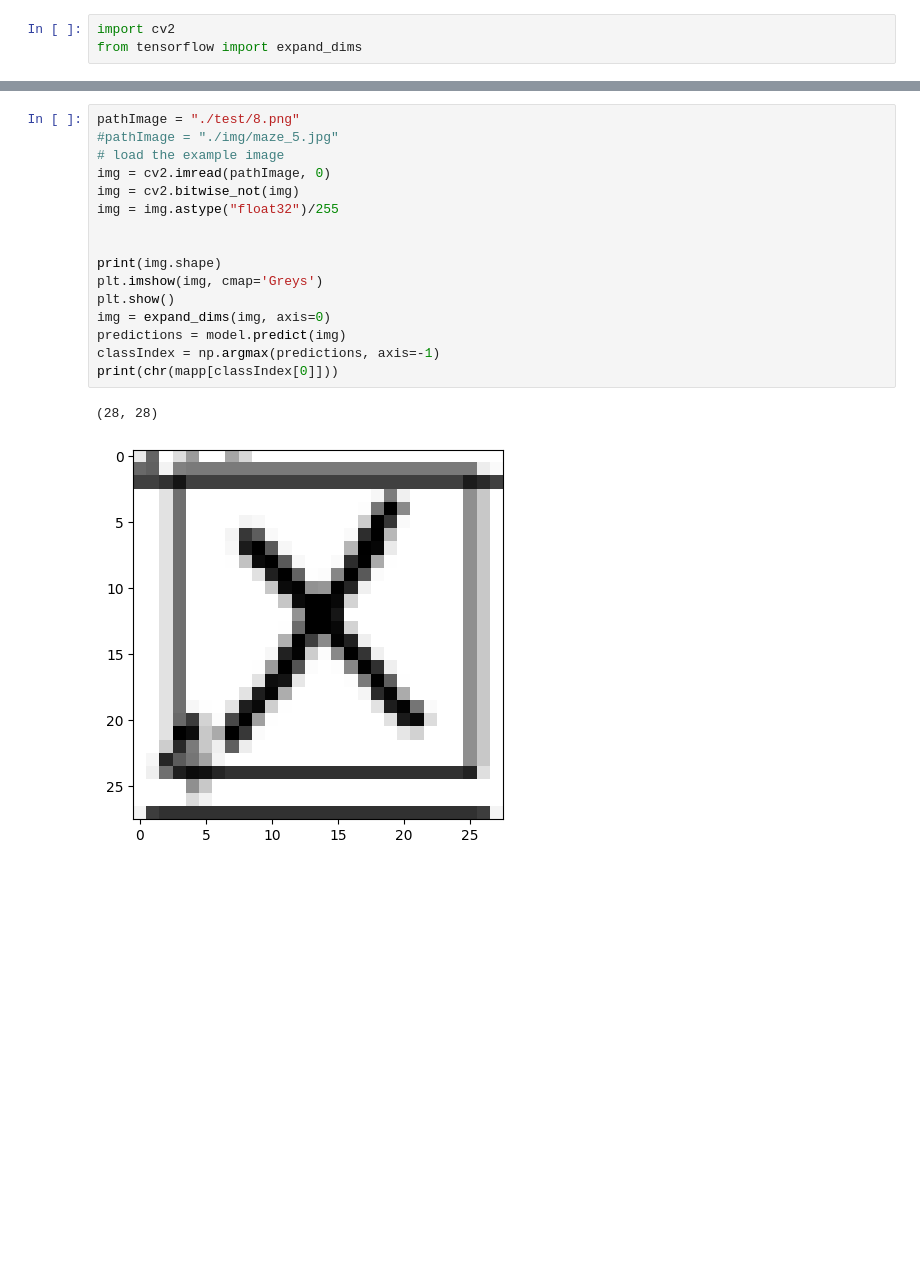
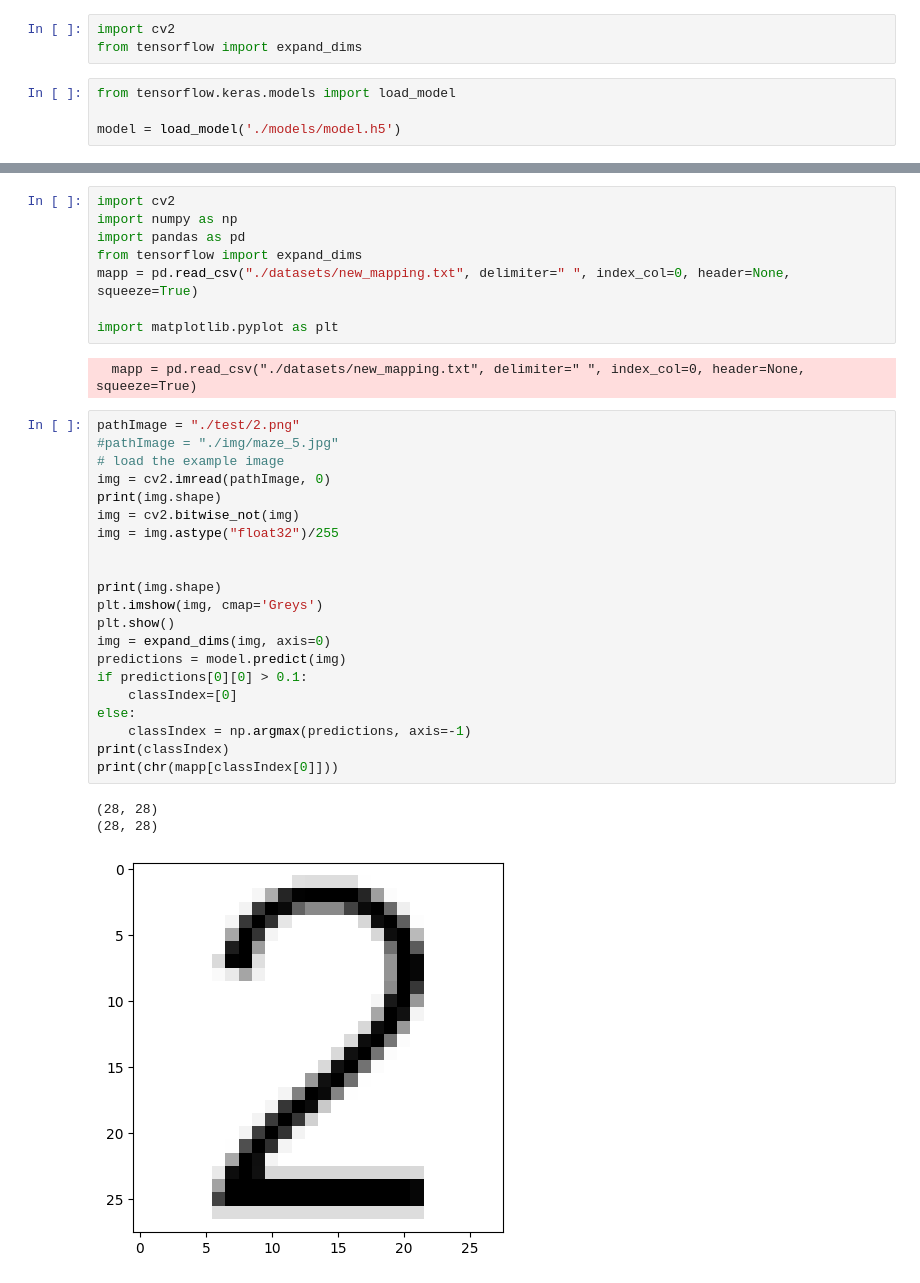
Before and after one commit to edoardotavassi/EsameAI, a Jupyter notebook: modelNew.ipynb, the cells around one changed output, grey strips where cells are left out. Drawn from its saved outputs; the diff is of its cells as text; blank space fills up the shorter version.

```diff
--- a/modelNew.ipynb
+++ b/modelNew.ipynb
@@ -269,3 +269,7 @@ model.save('./models/model.h5')
 # %%
 import cv2
 from tensorflow import expand_dims
+# %%
+from tensorflow.keras.models import load_model
+
+model = load_model('./models/model.h5')
@@ -272,19 +281,35 @@ from tensorflow import expand_dims
+# %%
+import cv2
+import numpy as np
+import pandas as pd
+from tensorflow import expand_dims
+mapp = pd.read_csv("./datasets/new_mapping.txt", delimiter=" ", index_col=0, header=None, squeeze=True)
+
+import matplotlib.pyplot as plt
+# %% [output]
+  mapp = pd.read_csv("./datasets/new_mapping.txt", delimiter=" ", index_col=0, header=None, squeeze=True)
 # %%
-pathImage = "./test/8.png"
+pathImage = "./test/2.png"
 #pathImage = "./img/maze_5.jpg"
 # load the example image
 img = cv2.imread(pathImage, 0)
+print(img.shape)
 img = cv2.bitwise_not(img)
 img = img.astype("float32")/255
 
 
 print(img.shape)
 plt.imshow(img, cmap='Greys')
 plt.show()
 img = expand_dims(img, axis=0)
 predictions = model.predict(img)
-classIndex = np.argmax(predictions, axis=-1)
+if predictions[0][0] > 0.1:
+    classIndex=[0]
+else:
+    classIndex = np.argmax(predictions, axis=-1)
+print(classIndex)
 print(chr(mapp[classIndex[0]]))
 # %% [output]
 (28, 28)
+(28, 28)
-[figure, old version]
+[figure, new version]
```
Also changed, not shown: parts of 3 cells of this notebook, 26 other files.
